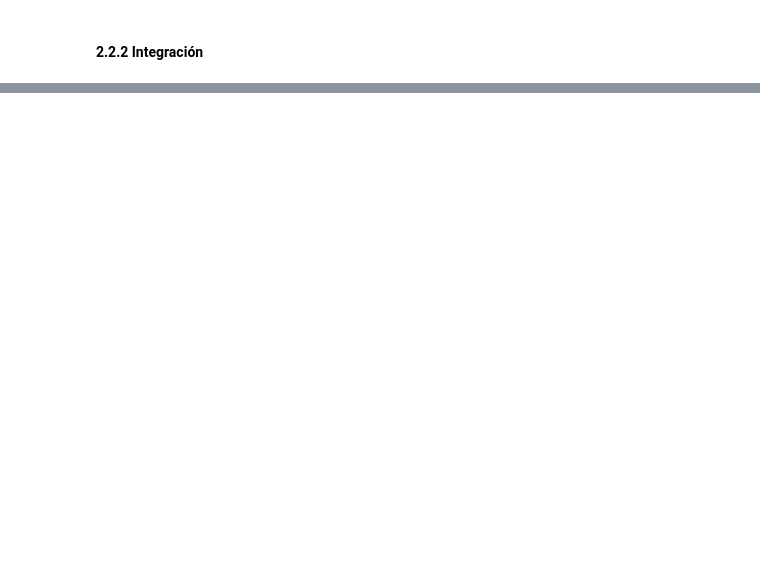
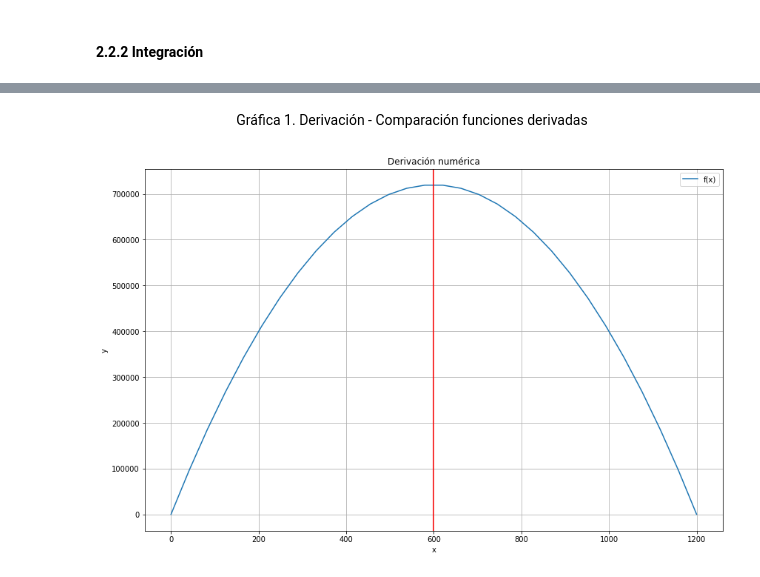
Before and after one commit to smaje99/numerical-methods-udla, a Jupyter notebook: Derivación e Integración Numérica.ipynb, the cells around one changed output, grey strips where cells are left out. Drawn from its saved outputs; the diff is of its cells as text; code cells hidden in the pictures; blank space fills up the shorter version.

```diff
--- a/Derivación e Integración Numérica.ipynb
+++ b/Derivación e Integración Numérica.ipynb
@@ -56,0 +440,19 @@
+# %% [markdown]
+<div align="center">
+    Gráfica 1. Derivación - Comparación funciones derivadas
+</div>
+# %%
+plt.figure(figsize=(14, 9))
+
+plt.plot(x, fx, label='f(x)')
+
+plt.axvline(600, color='r')
+
+plt.xlabel('x')
+plt.ylabel('y')
+plt.title('Derivación numérica')
+plt.legend()
+plt.grid()
+plt.show()
+# %% [output]
+[figure, added]
```
Also changed, not shown: parts of 63 cells of this notebook.
